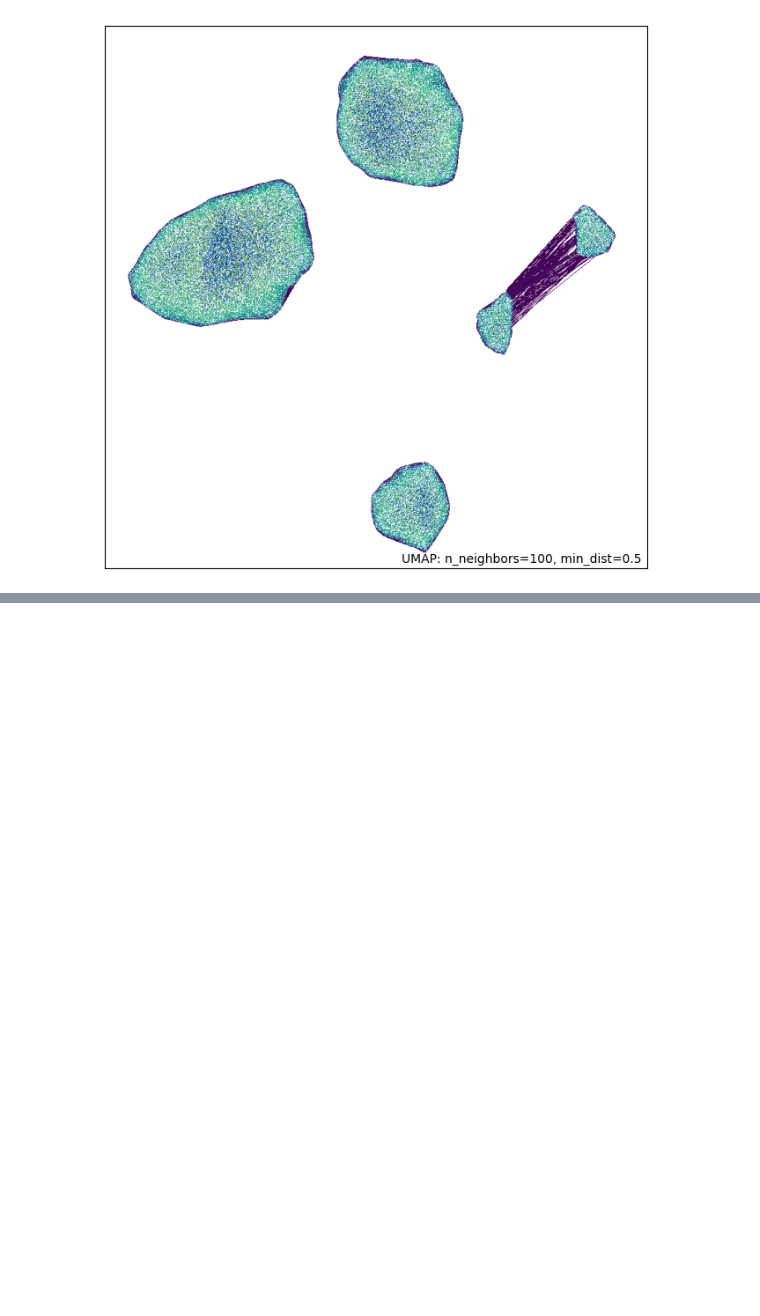
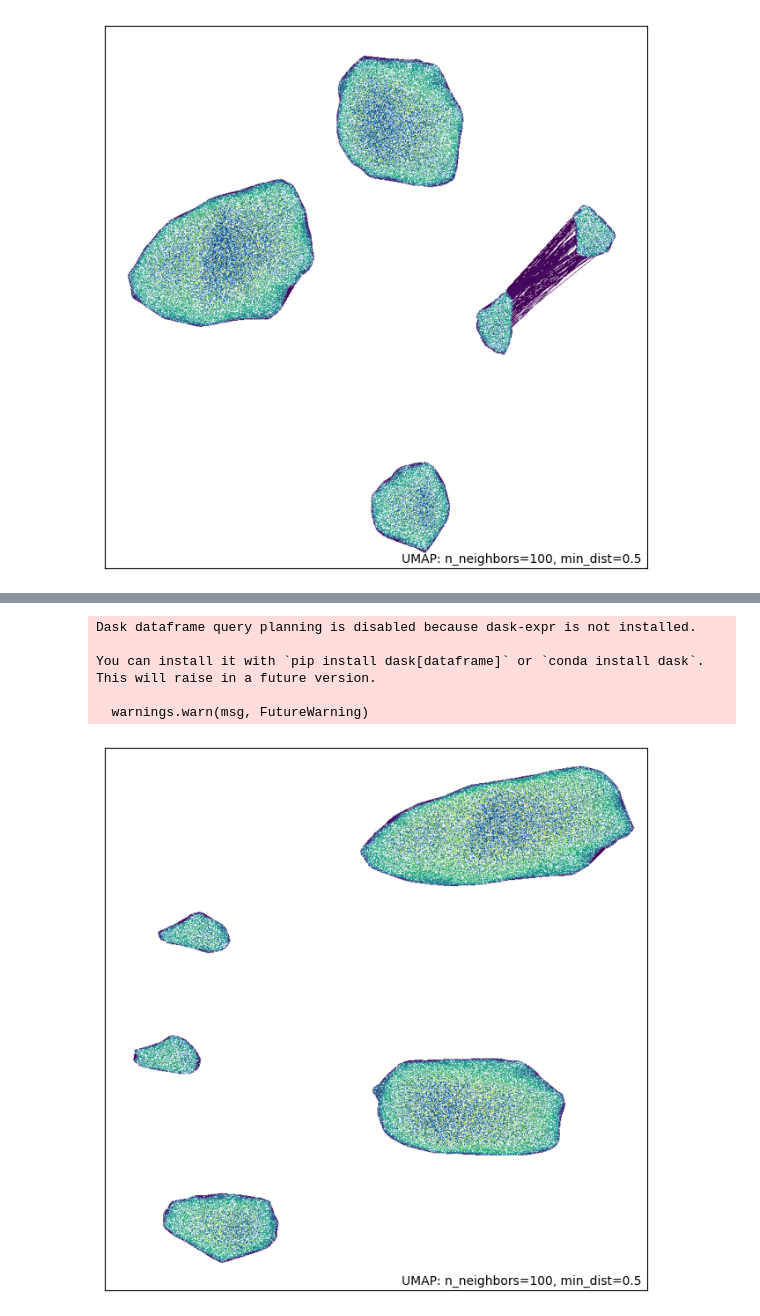
Before and after one commit to pkarthikeya1/Automated-Text-Clustering-and-Keyword-Extraction-for-Customer-Review-Insights, a Jupyter notebook: notebooks/03_data_transformation.ipynb, the cells around one changed output, grey strips where cells are left out. Drawn from its saved outputs; the diff is of its cells as text; code cells hidden in the pictures; blank space fills up the shorter version.

```diff
--- a/notebooks/03_data_transformation.ipynb
+++ b/notebooks/03_data_transformation.ipynb
@@ -359,0 +380,12 @@ plt.show()
+# %%
+from umap import plot
+plot.connectivity(reducer_euclidean, show_points=True, edge_cmap= 'viridis')
+plt.show()
+# %% [output]
+Dask dataframe query planning is disabled because dask-expr is not installed.
+
+You can install it with `pip install dask[dataframe]` or `conda install dask`.
+This will raise in a future version.
+
+  warnings.warn(msg, FutureWarning)
+[figure, added]
```
Also changed, not shown: parts of 7 cells of this notebook, 10 other files.
